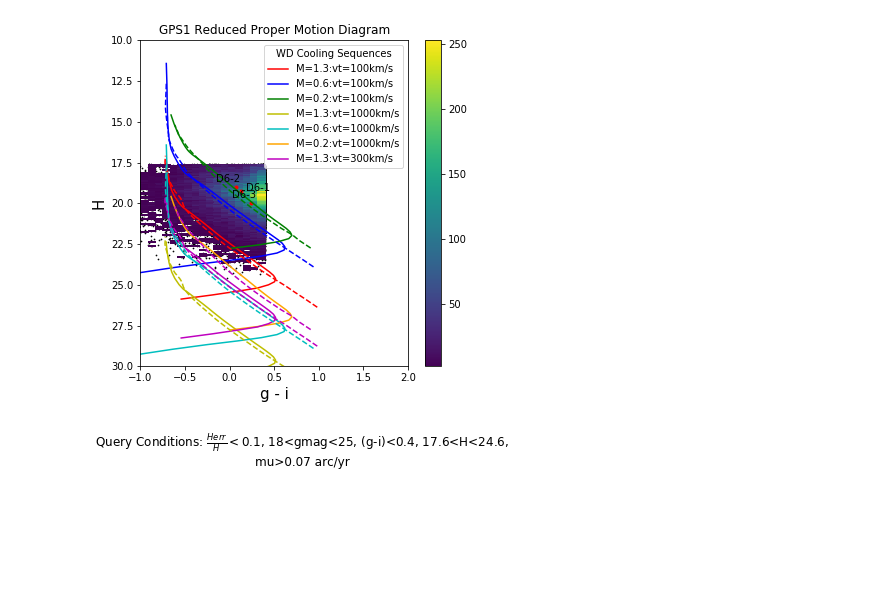
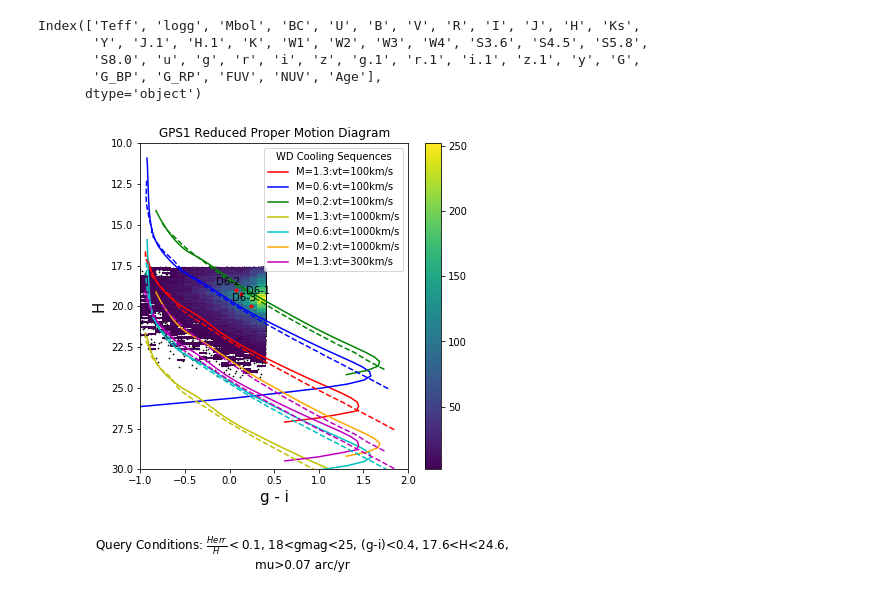
Before and after one commit to fatimargz/Search_Hypervelocity_WD_Stars, a Jupyter notebook: GPS1_HypervelocityWD_Research_2020.ipynb, the cells around one changed output. Cells and saved outputs as stored; diff of their text form; code cells hidden in the pictures; blank space fills up the shorter version.

```diff
--- a/GPS1_HypervelocityWD_Research_2020.ipynb
+++ b/GPS1_HypervelocityWD_Research_2020.ipynb
@@ -64,5 +75,13 @@ table06H = pd.read_csv('Table_Mass_0.6',sep='\s+')
 table06He = pd.read_csv('Table_Mass_0.6He',sep='\s+')
 table13H = pd.read_csv('Table_Mass_1.3H',sep='\s+')
 table13He = pd.read_csv('Table_Mass_1.3He',sep='\s+')
+# %%
+table13H.columns
+# %% [output]
+Index(['Teff', 'logg', 'Mbol', 'BC', 'U', 'B', 'V', 'R', 'I', 'J', 'H', 'Ks',
+       'Y', 'J.1', 'H.1', 'K', 'W1', 'W2', 'W3', 'W4', 'S3.6', 'S4.5', 'S5.8',
+       'S8.0', 'u', 'g', 'r', 'i', 'z', 'g.1', 'r.1', 'i.1', 'z.1', 'y', 'G',
+       'G_BP', 'G_RP', 'FUV', 'NUV', 'Age'],
+      dtype='object')
 # %%
 #converting tranverse velocity to proper motion
@@ -70,15 +89,17 @@ vt100 = 100*0.210805 #au
 vt300 = 300*0.210805
 vt1000 = 1000*0.21080
 # %%
-#For WD Cooling Sequence Data
+#For WD Cooling Sequence Data, df
 def WD(df):
-    df["g-i"] = df["g.2"] - df["i.1"]
-    df["g-r"] =  df["g.2"] - df["r.1"]
+    df["g-i"] = df["g.1"] - df["i.1"]
+    df["g-r"] =  df["g.1"] - df["r.1"]
     df["r-z"] = df["r.1"] - df["z.1"]
+    df["r-i"] = df["r.1"] - df["i.1"]
+    df["i-z"] = df["i.1"] - df["z.1"]
     #Calculating reduce proper motion for different transverse velocities
-    df["rpm_100"] = df["g.2"] + 5*np.log10(vt100)
-    df["rpm_1000"] = df["g.2"] + 5*np.log10(vt1000)
-    df["rpm_300"] = df["g.2"] + 5*np.log10(vt300)
+    df["rpm_100"] = df["g.1"] + 5*np.log10(vt100)
+    df["rpm_1000"] = df["g.1"] + 5*np.log10(vt1000)
+    df["rpm_300"] = df["g.1"] + 5*np.log10(vt300)
     return df
 # %%
 #WD Cooling Sequence (these are all data frames)
@@ -165,16 +186,16 @@ def rpm_diagram(df, caption, title):
     plt.savefig(title,bbox_inches="tight")
     plt.show()
 # %%
-## Query Made for table (23)
-# SELECT TOP 250000 obj_id, ra, dec, e_ra, e_dec, pmra, e_pmra, pmde, e_pmde, magg, magr, e_magg, magi, e_magi
-# FROM gps1.main
-# WHERE magg BETWEEN 18 and 25
-# AND (magg-magi)<0.4
-# AND (SQRT(POWER(pmra*3600,2)+POWER(pmde*3600,2)))>0.07
-# AND ((POWER(5/LOG(10),2)*(POWER(pmra*3600,2)*POWER(e_pmra*3600,2)+POWER(pmde*3600,2)*POWER(e_pmde*3600,2))/((POWER(pmra*3600,4)+POWER(pmra*3600,2)*POWER(pmde*3600,2)*2 + POWER(pmde*3600,4))+POWER(e_magg,2)))/POWER(5+5*LOG10(SQRT(POWER(pmra*3600,2)+POWER(pmde*3600,2)))+magg,2))<.01
-# AND (5+5*LOG10(SQRT(POWER(pmra*3600,2)+POWER(pmde*3600,2)))+magg) BETWEEN 17.6 and 24.6
+# Query used to create table (23) in GPS1 Proper Motion Catalog; Reference [2] in README
+## SELECT TOP 250000 obj_id, ra, dec, e_ra, e_dec, pmra, e_pmra, pmde, e_pmde, magg, magr, e_magg, magi, e_magi,magz, e_magz
+## FROM gps1.main
+## WHERE magg BETWEEN 18 and 25
+## AND (magg-magi)<0.4
+## AND (SQRT(POWER(pmra*3600,2)+POWER(pmde*3600,2)))>0.07
+## AND ((POWER(5/LOG(10),2)*(POWER(pmra*3600,2)*POWER(e_pmra*3600,2)+POWER(pmde*3600,2)*POWER(e_pmde*3600,2))/((POWER(pmra*3600,4)+POWER(pmra*3600,2)*POWER(pmde*3600,2)*2 + POWER(pmde*3600,4))+POWER(e_magg,2)))/POWER(5+5*LOG10(SQRT(POWER(pmra*3600,2)+POWER(pmde*3600,2)))+magg,2))<.01
+## AND (5+5*LOG10(SQRT(POWER(pmra*3600,2)+POWER(pmde*3600,2)))+magg) BETWEEN 17.6 and 24.6
 
-df1 = pd.read_csv('table (23).csv') #most recent table
-df2 = rpm_diagram(df1, r'Query Conditions: $\frac{Herr}{H}<0.1$, 18<gmag<25, (g-i)<0.4, 17.6<H<24.6, mu>0.07 arc/yr', 'PM_Diagram_Updated.png')
+df1 = pd.read_csv('GPS1_Query_Data.csv')
+a = rpm_diagram(df1, r'Query Conditions: $\frac{Herr}{H}<0.1$, 18<gmag<25, (g-i)<0.4, 17.6<H<24.6, mu>0.07 arc/yr', 'PM_Diagram_Updated.png')
 # %% [output]
-[figure, old version]
+[figure, new version]
```
Also changed, not shown: parts of 23 cells of this notebook.
